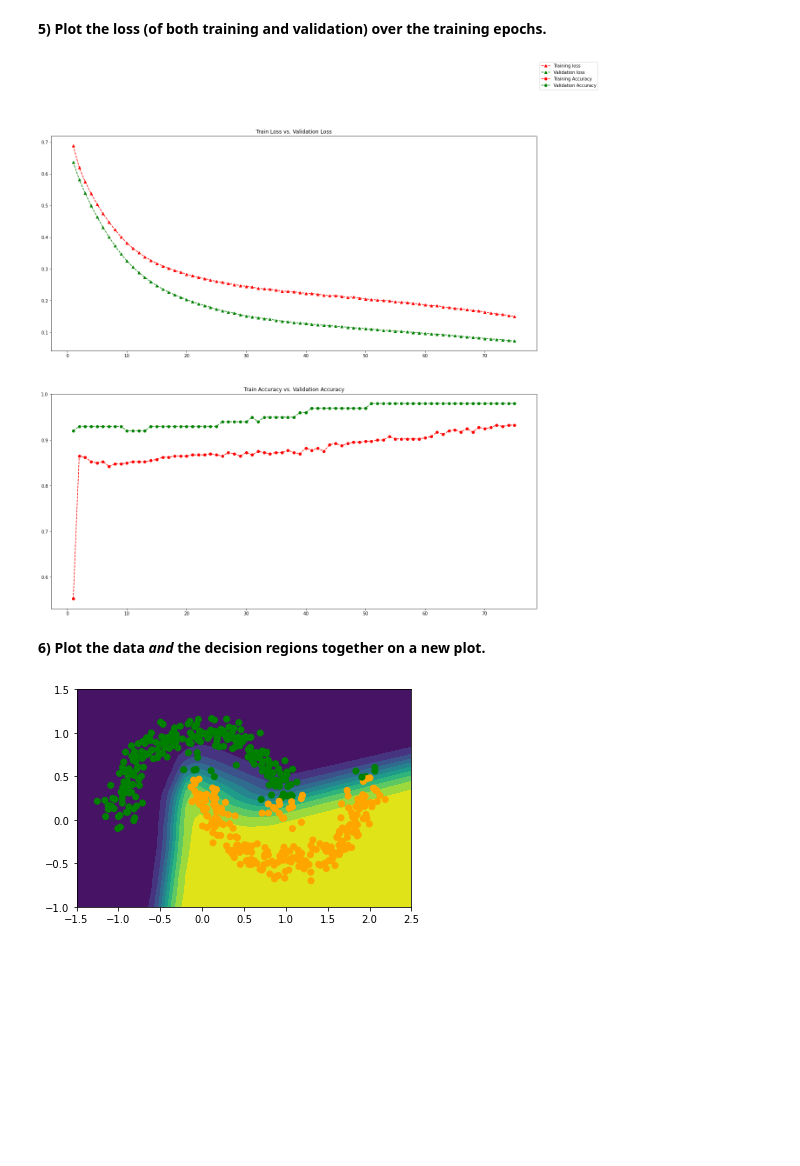
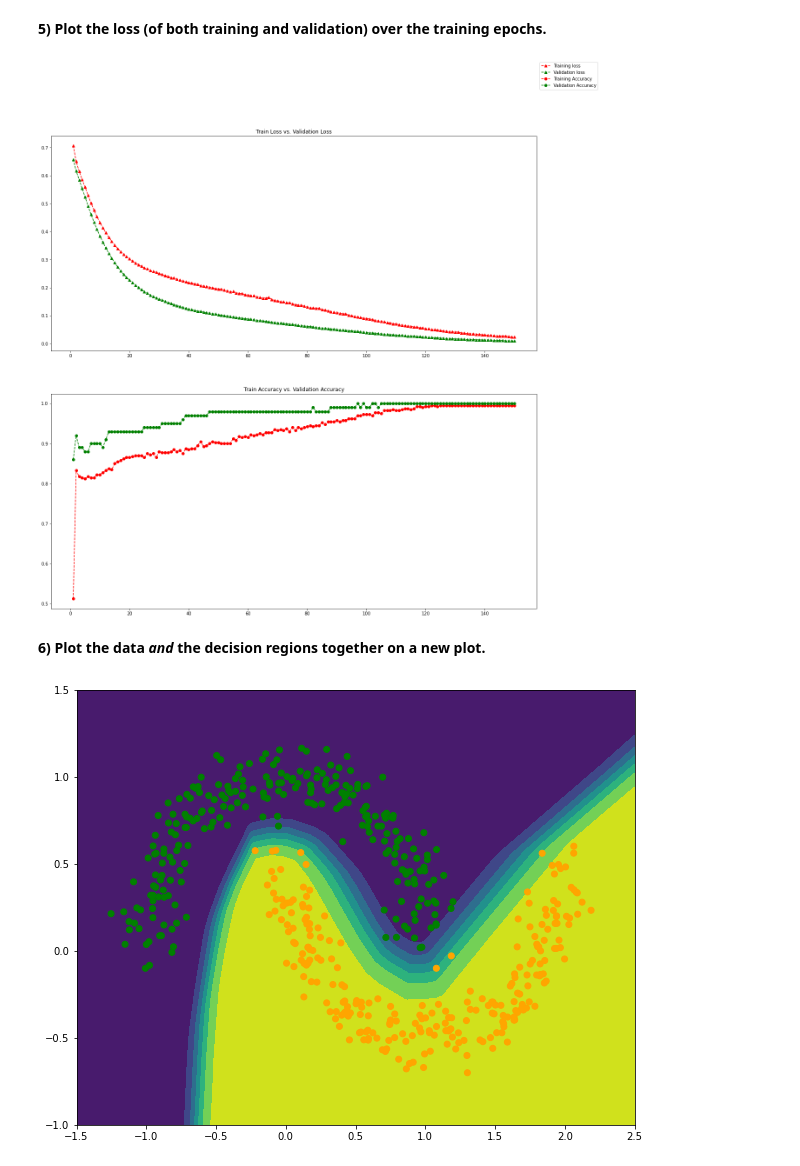
Before and after one commit to SherwynBraganza31/csc592_datasci_intro, a Jupyter notebook: lab4/assignment4.ipynb, the cells around one changed output. Cells and saved outputs as stored; diff of their text form; code cells hidden in the pictures; blank space fills up the shorter version.

Commit message:
Made improvements to decision graph

```diff
--- a/lab4/assignment4.ipynb
+++ b/lab4/assignment4.ipynb
@@ -40,6 +40,6 @@ model_sequential.add(layers.Dense(32, activation="relu", name="my_second_layer")
 model_sequential.add(layers.Dense(1, activation="sigmoid", name="my_last_layer"))
 model_sequential.build(input_shape=(None, 2))
 model_sequential.compile(optimizer="rmsprop", loss="binary_crossentropy", metrics=["accuracy"])
-model_sequential.fit(x_train, y_train, epochs=75, batch_size=100, validation_data=(x_val, y_val))
+model_sequential.fit(x_train, y_train, epochs=150, batch_size=100, validation_data=(x_val, y_val))
 # %% [output]
 Train on 400 samples, validate on 100 samples
@@ -83,36 +83,45 @@ fig.set_figheight(20)
 fig.legend()
 fig.show()
 # %% [output]
-[figure, old version]
+[figure, new version]
 # %% [markdown]
 **6) Plot the data _and_ the decision regions together on a new plot.**
 # %%
 import numpy as np
-res = 50
+res = 400
+
+plt.rcParams["figure.figsize"] = (10, 8)
 
 def addColor( values ):
     colors = []
     for i in values:
         if i < 0.5:
             colors.append("green")
         else:
             colors.append("orange")
     return colors
 
+def desi
+
+"""
+# Make meshgrid of xy points
 xx, yy = np.meshgrid(np.linspace(-1.5, 2.5, res), np.linspace(-1, 1.5, res), indexing="xy")
+xy = np.dstack((xx, yy))
+
+# Make meshgrid of equal size containing predictions
 zz = np.ndarray((res, res))
 for i in range(0, res):
-    for j in range(0, res):
-        point = np.zeros((1, 2))
-        point[0][0] = xx[i][j]
-        point[0][1] = yy[i][j]
-        zz[i][j] = model_sequential(point)
-plt.contourf(xx, yy, zz, levels=10)
+    zz[i] = model_sequential(xy[i])[:, 0]
+"""
+
+# Graph decision regions
+plt.contourf(xx, yy, zz, levels=8)
 
 # predictions_sequential = np.round(model_sequential.predict(x_val))
 xx, yy= np.meshgrid(features[:,0], features[:,1], sparse=True)
 plt.scatter(xx, yy, c=addColor( model_sequential.predict(features) ) )
 
+
 plt.show()
 # %% [output]
-[figure, old version]
+[figure, new version]
```
Also changed, not shown: parts of 1 cell of this notebook.
